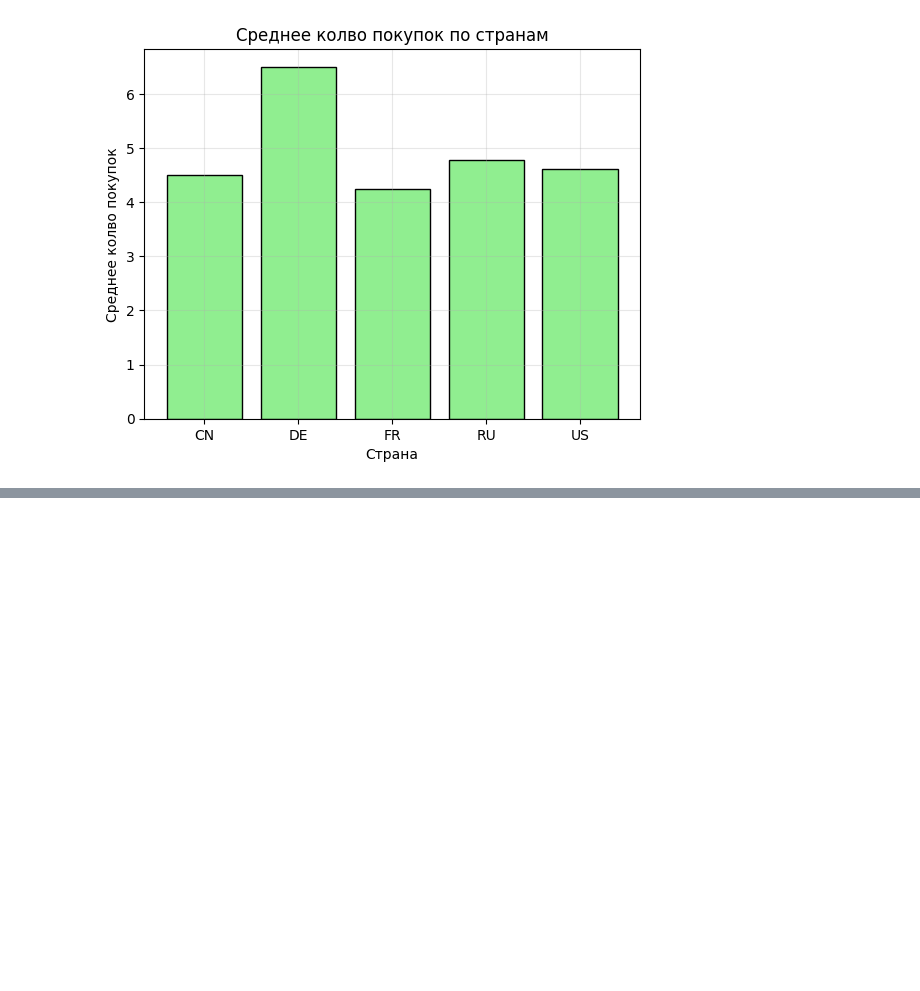
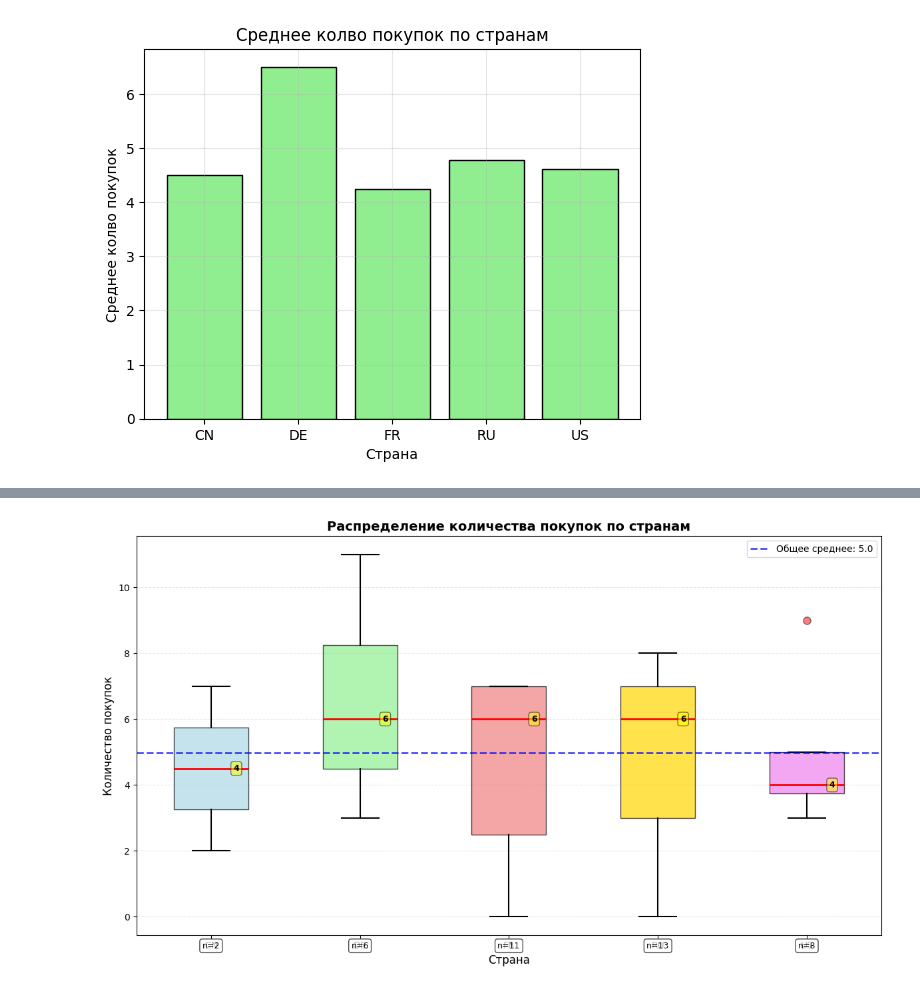
Before and after one commit to Pin228666/eshkere, a Jupyter notebook: homeworks/HW02/HW02.ipynb, the cells around one changed output, grey strips where cells are left out. Cells and saved outputs as stored; diff of their text form; code cells hidden in the pictures; blank space fills up the shorter version.

```diff
--- a/homeworks/HW02/HW02.ipynb
+++ b/homeworks/HW02/HW02.ipynb
@@ -175,0 +215,44 @@ US                4459        557.38       337.78             37          4.62
+# %%
+purchase_data = data[data['purchases'] >= 0]
+plt.figure(figsize=(12, 7))
+# Создаем боксплот по странам
+box_data = [purchase_data[purchase_data['country'] == country]['purchases'].values
+            for country in sorted(purchase_data['country'].unique())]
+countries = sorted(purchase_data['country'].unique())
+bp = plt.boxplot(box_data, labels=countries, patch_artist=True,
+                medianprops={'color': 'red', 'linewidth': 2},
+                whiskerprops={'color': 'black', 'linewidth': 1.5},
+                capprops={'color': 'black', 'linewidth': 1.5},
+                flierprops={'marker': 'o', 'markerfacecolor': 'red',
+                           'markersize': 8, 'alpha': 0.5})
+colors = ['lightblue', 'lightgreen', 'lightcoral', 'gold', 'violet']
+for patch, color in zip(bp['boxes'], colors):
+    patch.set_facecolor(color)
+    patch.set_alpha(0.7)
+plt.title('Распределение количества покупок по странам', fontsize=14, fontweight='bold')
+plt.xlabel('Страна', fontsize=12)
+plt.ylabel('Количество покупок', fontsize=12)
+plt.grid(True, alpha=0.3, axis='y', linestyle='--')
+
+overall_mean = purchase_data['purchases'].mean()
+plt.axhline(y=overall_mean, color='blue', linestyle='--', linewidth=2,
+           alpha=0.7, label=f'Общее среднее: {overall_mean:.1f}')
+
+for i, (country, data) in enumerate(zip(countries, box_data)):
+    if len(data) > 0:
+        median_val = np.median(data)
+        count = len(data)
+        plt.text(i+1.15, median_val, f'{median_val:.0f}',
+                 va='center', ha='left', fontsize=9, fontweight='bold',
+                 bbox=dict(boxstyle='round', facecolor='yellow', alpha=0.5))
+
+        # Информация о количестве наблюдений
+        plt.text(i+1, plt.ylim()[0] - 0.2, f'n={count}',
+                 ha='center', va='top', fontsize=9,
+                 bbox=dict(boxstyle='round', facecolor='white', alpha=0.7))
+
+plt.legend(fontsize=10)
+plt.tight_layout()
+plt.show()
+# %% [output]
+[figure, added]
```
Also changed, not shown: parts of 2 cells of this notebook.
